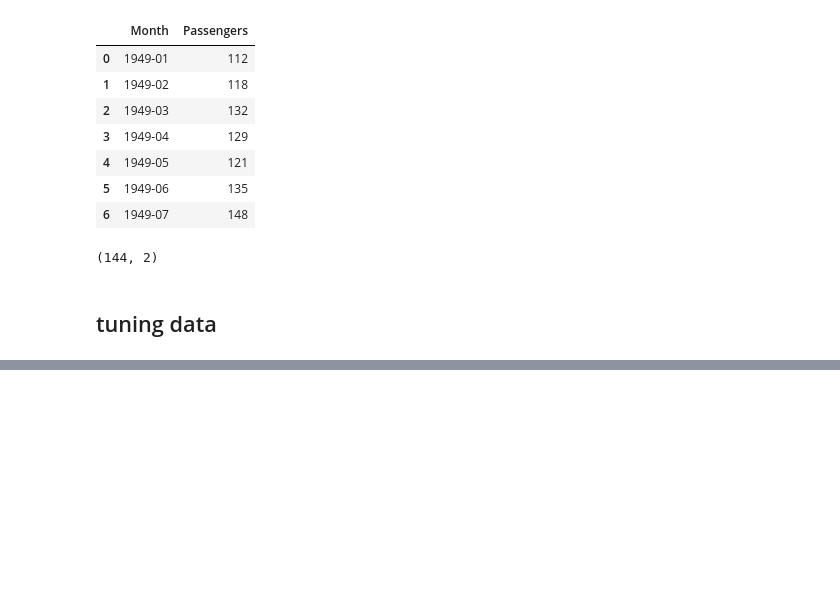
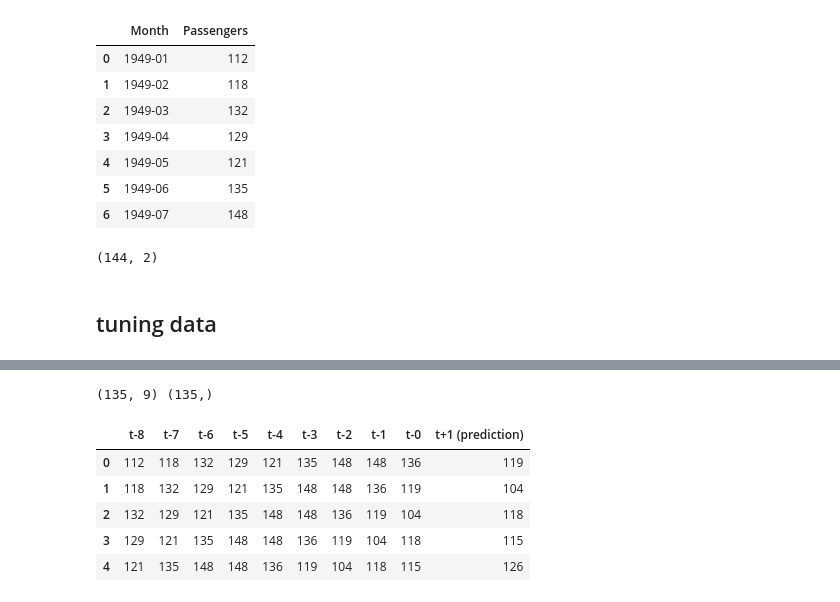
Before and after one commit to tiarh/kelompokpro, a Jupyter notebook: peramalan.ipynb, the cells around one changed output, grey strips where cells are left out. Saved outputs shown, nothing was run; the diff lists cells and outputs as text; code cells hidden in the pictures; blank space fills up the shorter version.

```diff
--- a/peramalan.ipynb
+++ b/peramalan.ipynb
@@ -56,3 +56,18 @@ df_y = pd.DataFrame(y, columns=['t+1 (prediction)'])
 
 # concat df_X and df_y
 df = pd.concat([df_X, df_y], axis=1)
+# %%
+print(X.shape, y.shape)
+# %% [output]
+(135, 9) (135,)
+# %%
+# df_X.head()
+# df_y.head()
+df.head(5)
+# %% [output]
+|  | t-8 | t-7 | t-6 | t-5 | t-4 | t-3 | t-2 | t-1 | t-0 | t+1 (prediction) |
+| 0 | 112 | 118 | 132 | 129 | 121 | 135 | 148 | 148 | 136 | 119 |
+| 1 | 118 | 132 | 129 | 121 | 135 | 148 | 148 | 136 | 119 | 104 |
+| 2 | 132 | 129 | 121 | 135 | 148 | 148 | 136 | 119 | 104 | 118 |
+| 3 | 129 | 121 | 135 | 148 | 148 | 136 | 119 | 104 | 118 | 115 |
+| 4 | 121 | 135 | 148 | 148 | 136 | 119 | 104 | 118 | 115 | 126 |
```
Also changed, not shown: parts of 27 cells of this notebook, 1 other file.
